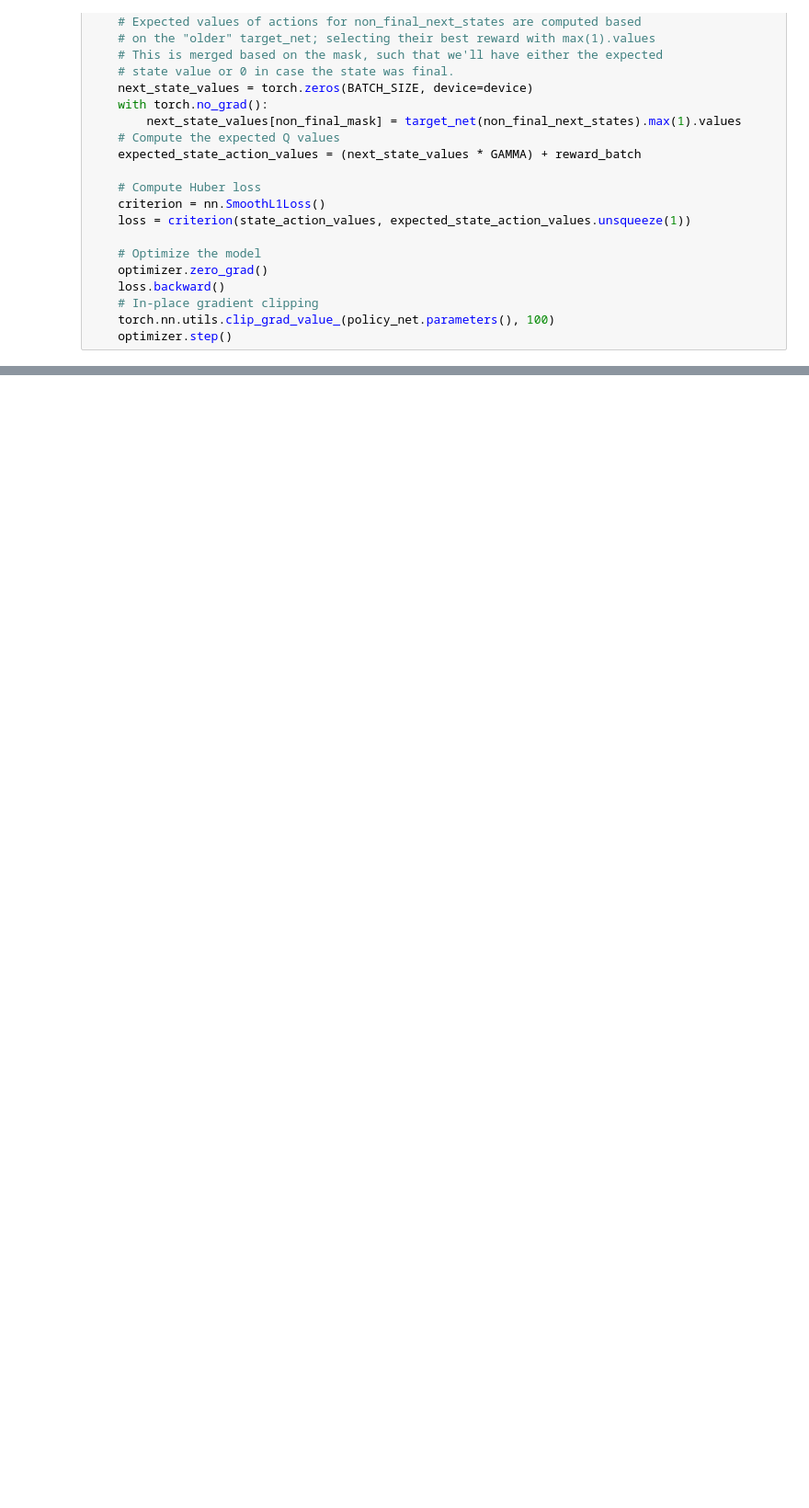
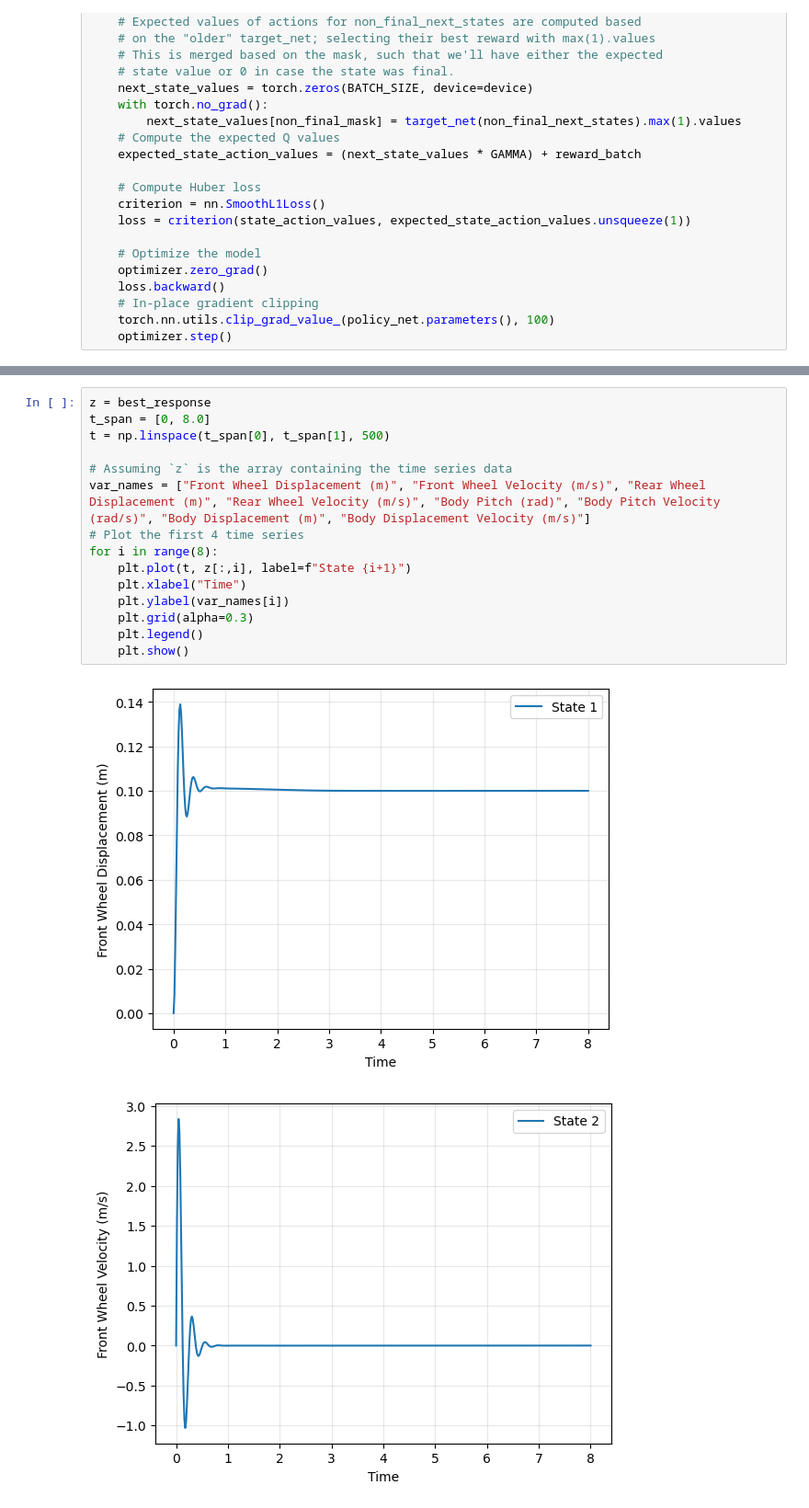
Before and after one commit to Astronauty/AiPEX-Projects, a Jupyter notebook: bond-graph-RL/DQN_Half_Car_Suspension.ipynb, the cells around one changed output, grey strips where cells are left out. Shown at 92% size. Drawn from its saved outputs; the diff is of its cells as text; blank space fills up the shorter version.

```diff
--- a/bond-graph-RL/DQN_Half_Car_Suspension.ipynb
+++ b/bond-graph-RL/DQN_Half_Car_Suspension.ipynb
@@ -467,0 +502,18 @@ with open(file_path, 'wb') as file:
+# %%
+z = best_response
+t_span = [0, 8.0]
+t = np.linspace(t_span[0], t_span[1], 500)
+
+# Assuming `z` is the array containing the time series data
+var_names = ["Front Wheel Displacement (m)", "Front Wheel Velocity (m/s)", "Rear Wheel Displacement (m)", "Rear Wheel Velocity (m/s)", "Body Pitch (rad)", "Body Pitch Velocity (rad/s)", "Body Displacement (m)", "Body Displacement Velocity (m/s)"]
+# Plot the first 4 time series
+for i in range(8):
+    plt.plot(t, z[:,i], label=f"State {i+1}")
+    plt.xlabel("Time")
+    plt.ylabel(var_names[i])
+    plt.grid(alpha=0.3)
+    plt.legend()
+    plt.show()
+# %% [output]
+[figure, added]
+[figure, added]
```
Also changed, not shown: parts of 11 cells of this notebook, 13 other files.
